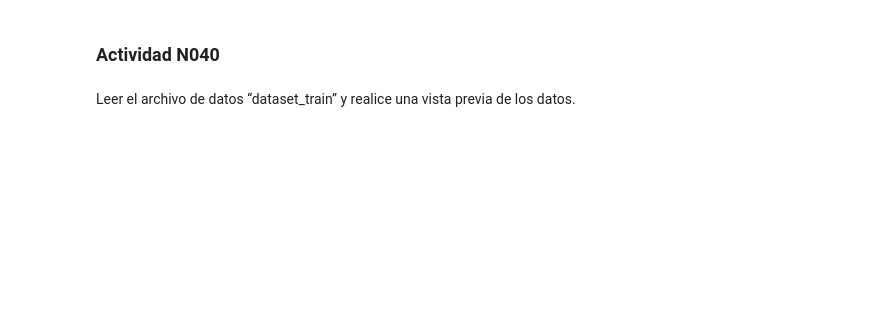
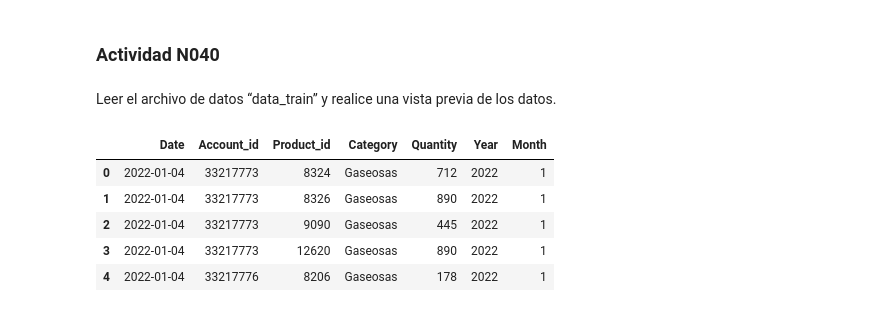
Before and after one commit to DavChing/programa-python_utec, a Jupyter notebook: Modulo2/Progama_Python_UTEC_Sesion08_Sesion09_Pandas.ipynb, the cells around one changed output. Drawn from its saved outputs; the diff is of its cells as text; code cells hidden in the pictures; blank space fills up the shorter version.

```diff
--- a/Modulo2/Progama_Python_UTEC_Sesion08_Sesion09_Pandas.ipynb
+++ b/Modulo2/Progama_Python_UTEC_Sesion08_Sesion09_Pandas.ipynb
@@ -151,4 +308,19 @@ data['data'][0]
 # %% [markdown]
 ### Actividad N040
 # %% [markdown]
-Leer el archivo de datos “dataset_train” y realice una vista previa de los datos.
+Leer el archivo de datos “data_train” y realice una vista previa de los datos.
+# %%
+from google.colab import drive
+ruta = "/gdrive/My Drive//UTEC/"
+dataset = "data_train.csv"
+import pandas as pd
+d = pd.read_csv(ruta+dataset)
+#Leer los primeros registros.
+d.head()
+# %% [output]
+|  | Date | Account_id | Product_id | Category | Quantity | Year | Month |
+| 0 | 2022-01-04 | 33217773 | 8324 | Gaseosas | 712 | 2022 | 1 |
+| 1 | 2022-01-04 | 33217773 | 8326 | Gaseosas | 890 | 2022 | 1 |
+| 2 | 2022-01-04 | 33217773 | 9090 | Gaseosas | 445 | 2022 | 1 |
+| 3 | 2022-01-04 | 33217773 | 12620 | Gaseosas | 890 | 2022 | 1 |
+| 4 | 2022-01-04 | 33217776 | 8206 | Gaseosas | 178 | 2022 | 1 |
```
Also changed, not shown: parts of 32 cells of this notebook.
